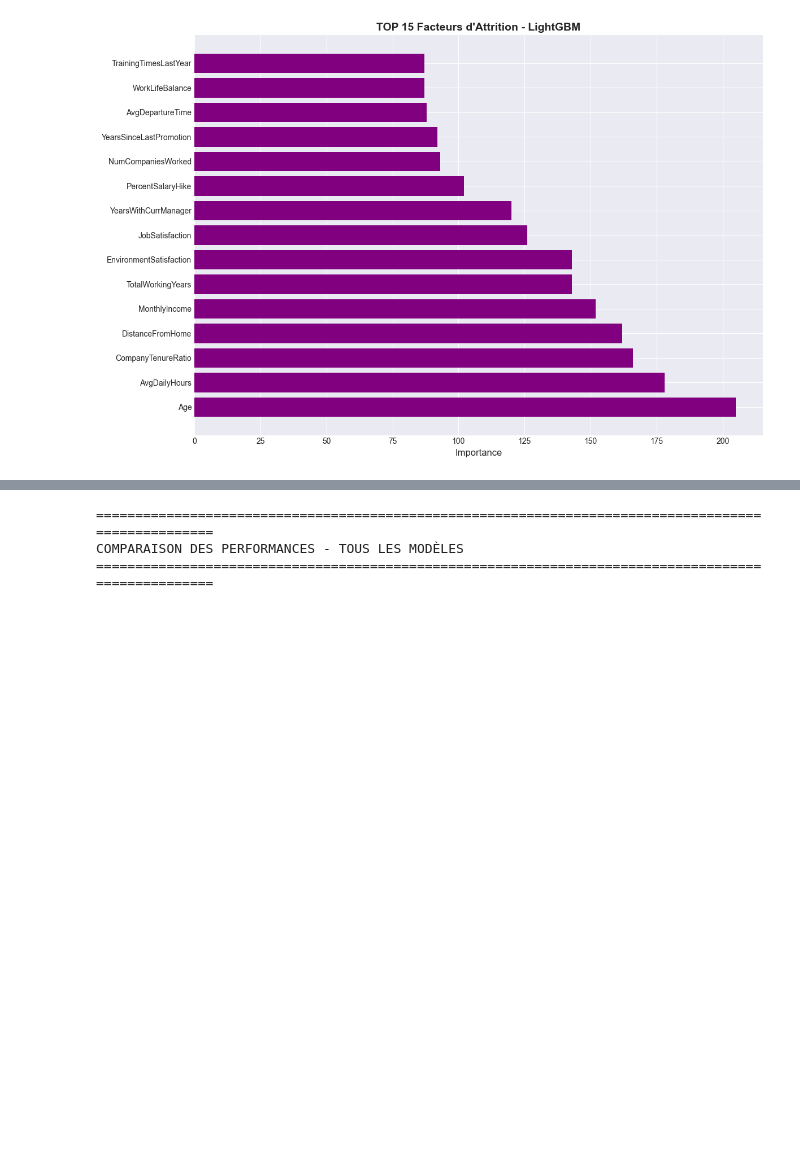
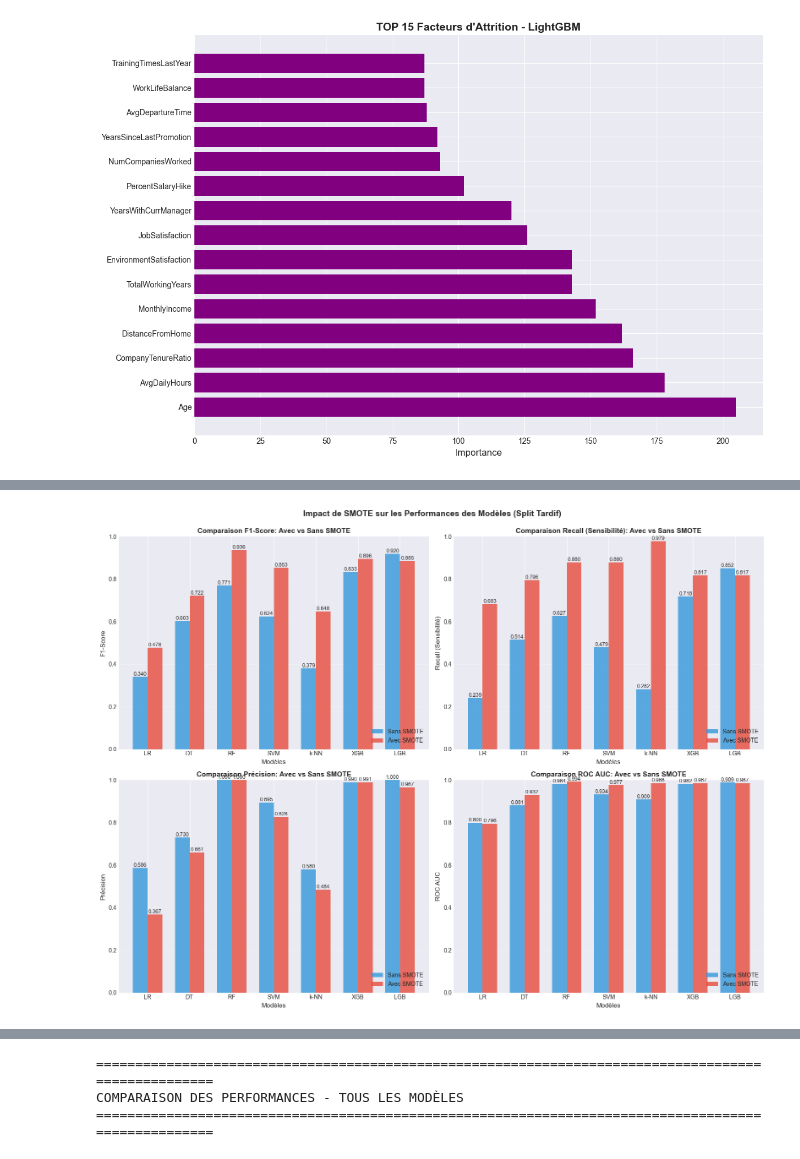
Before and after one commit to Zein-R/HumanForYou-Solution, a Jupyter notebook: Employee_Attrition_Analysis.ipynb, the cells around one changed output, grey strips where cells are left out. Drawn from its saved outputs; the diff is of its cells as text; code cells hidden in the pictures; blank space fills up the shorter version.

Commit message:
Ajout comparaison avec/sans SMOTE et Split précoce/tardif

```diff
--- a/Employee_Attrition_Analysis.ipynb
+++ b/Employee_Attrition_Analysis.ipynb
@@ -2273,0 +2407,52 @@ TOP 15 FEATURES LES PLUS IMPORTANTES (LightGBM)
+# %%
+# Graphique de comparaison des performances
+fig, axes = plt.subplots(2, 2, figsize=(16, 12))
+
+metrics = ['F1_Score', 'Recall', 'Precision', 'ROC_AUC']
+titles = ['F1-Score', 'Recall (Sensibilité)', 'Précision', 'ROC AUC']
+
+# Noms de modèles simplifiés
+model_names = ['LR', 'DT', 'RF', 'SVM', 'k-NN', 'XGB', 'LGB']
+
+for idx, (metric, title) in enumerate(zip(metrics, titles)):
+    ax = axes[idx // 2, idx % 2]
+
+    # Valeurs avec et sans SMOTE
+    values_with = df_with_smote[metric].values
+    values_without = df_no_smote[metric].values
+
+    # Position des barres
+    x = np.arange(len(model_names))
+    width = 0.35
+
+    # Créer les barres
+    bars1 = ax.bar(x - width/2, values_without, width, label='Sans SMOTE', color='#3498db', alpha=0.8)
+    bars2 = ax.bar(x + width/2, values_with, width, label='Avec SMOTE', color='#e74c3c', alpha=0.8)
+
+    # Ajouter les valeurs sur les barres
+    for bar in bars1:
+        height = bar.get_height()
+        ax.text(bar.get_x() + bar.get_width()/2., height,
+                f'{height:.3f}', ha='center', va='bottom', fontsize=9)
+
+    for bar in bars2:
+        height = bar.get_height()
+        ax.text(bar.get_x() + bar.get_width()/2., height,
+                f'{height:.3f}', ha='center', va='bottom', fontsize=9)
+
+    # Configuration axes
+    ax.set_xlabel('Modèles', fontsize=11)
+    ax.set_ylabel(title, fontsize=11)
+    ax.set_title(f'Comparaison {title}: Avec vs Sans SMOTE', fontsize=12, fontweight='bold')
+    ax.set_xticks(x)
+    ax.set_xticklabels(model_names, rotation=0)
+    ax.legend(loc='lower right', fontsize=10)
+    ax.grid(axis='y', alpha=0.3)
+    ax.set_ylim([0, 1.0])
+
+plt.suptitle('Impact de SMOTE sur les Performances des Modèles (Split Tardif)',
+             fontsize=14, fontweight='bold', y=0.995)
+plt.tight_layout()
+plt.show()
+# %% [output]
+[figure, added]
```
Also changed, not shown: parts of 83 cells of this notebook, 3 other files.
